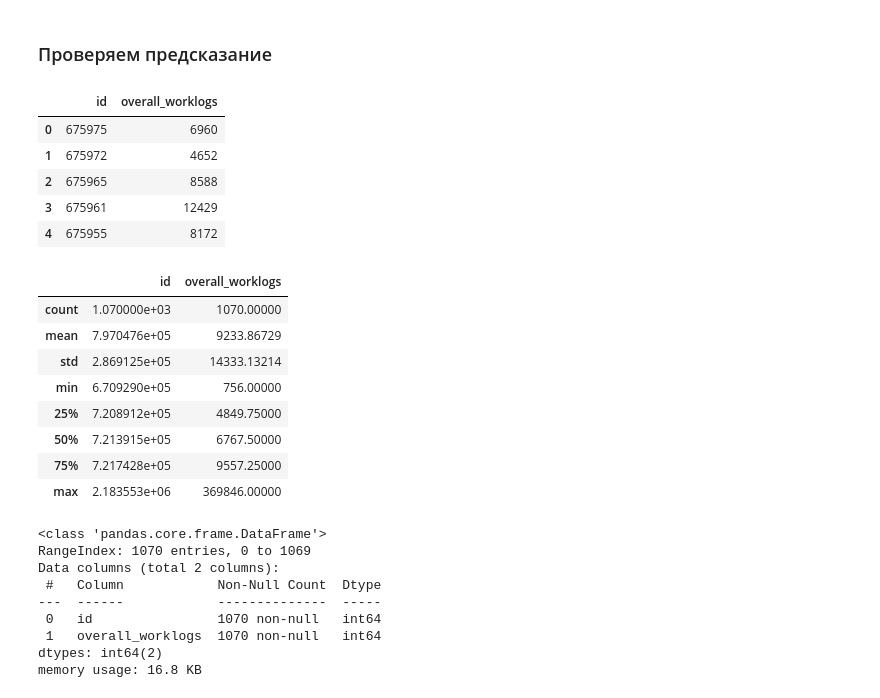
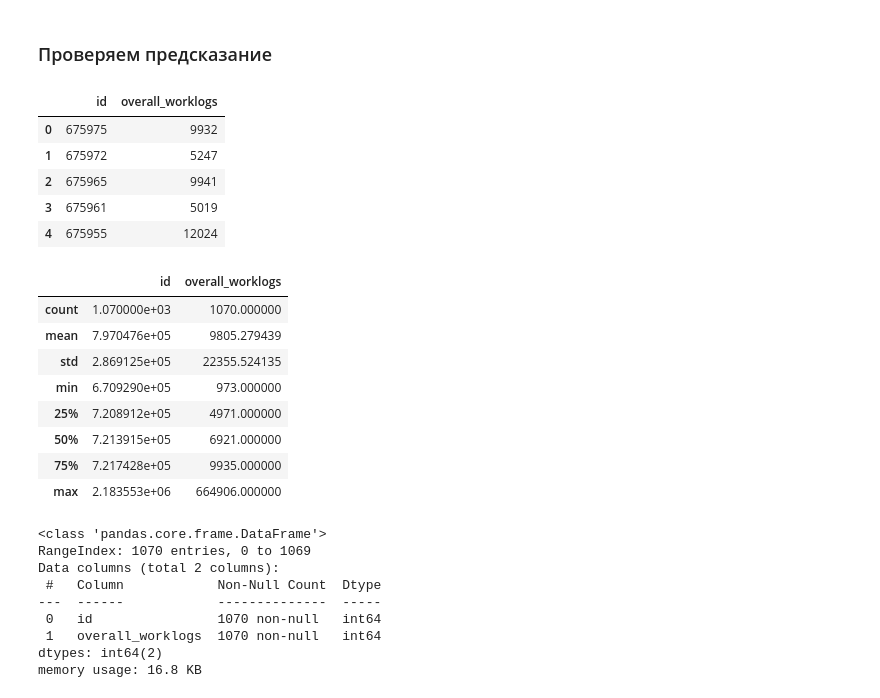
Before and after one commit to TayJen/hackathon_algu2022, a Jupyter notebook: H_ALGU_2022_Advance.ipynb, the cells around one changed output. Saved outputs shown, nothing was run; the diff lists cells and outputs as text; code cells hidden in the pictures.

Commit message:
depth 21, mean-variance trans

```diff
--- a/H_ALGU_2022_Advance.ipynb
+++ b/H_ALGU_2022_Advance.ipynb
@@ -516,27 +516,27 @@ df_sample.to_csv('./solutions/xgb_tfidf_d17.csv', index=False)
 # %% [markdown]
 ### Проверяем предсказание
 # %%
-df_solution = pd.read_csv('./solutions/xgb_tfidf_d17.csv')
+df_solution = pd.read_csv('./solutions/xgb_tfidf_d21.csv')
 df_solution.head()
 # %% [output]
 |  | id | overall_worklogs |
-| 0 | 675975 | 6960 |
-| 1 | 675972 | 4652 |
-| 2 | 675965 | 8588 |
-| 3 | 675961 | 12429 |
-| 4 | 675955 | 8172 |
+| 0 | 675975 | 9932 |
+| 1 | 675972 | 5247 |
+| 2 | 675965 | 9941 |
+| 3 | 675961 | 5019 |
+| 4 | 675955 | 12024 |
 # %%
 df_solution.describe()
 # %% [output]
 |  | id | overall_worklogs |
-| count | 1.070000e+03 | 1070.00000 |
-| mean | 7.970476e+05 | 9233.86729 |
-| std | 2.869125e+05 | 14333.13214 |
-| min | 6.709290e+05 | 756.00000 |
-| 25% | 7.208912e+05 | 4849.75000 |
-| 50% | 7.213915e+05 | 6767.50000 |
-| 75% | 7.217428e+05 | 9557.25000 |
-| max | 2.183553e+06 | 369846.00000 |
+| count | 1.070000e+03 | 1070.000000 |
+| mean | 7.970476e+05 | 9805.279439 |
+| std | 2.869125e+05 | 22355.524135 |
+| min | 6.709290e+05 | 973.000000 |
+| 25% | 7.208912e+05 | 4971.000000 |
+| 50% | 7.213915e+05 | 6921.000000 |
+| 75% | 7.217428e+05 | 9935.000000 |
+| max | 2.183553e+06 | 664906.000000 |
 # %%
 df_solution.info()
 # %% [output]
```
Also changed, not shown: parts of 19 cells of this notebook.
